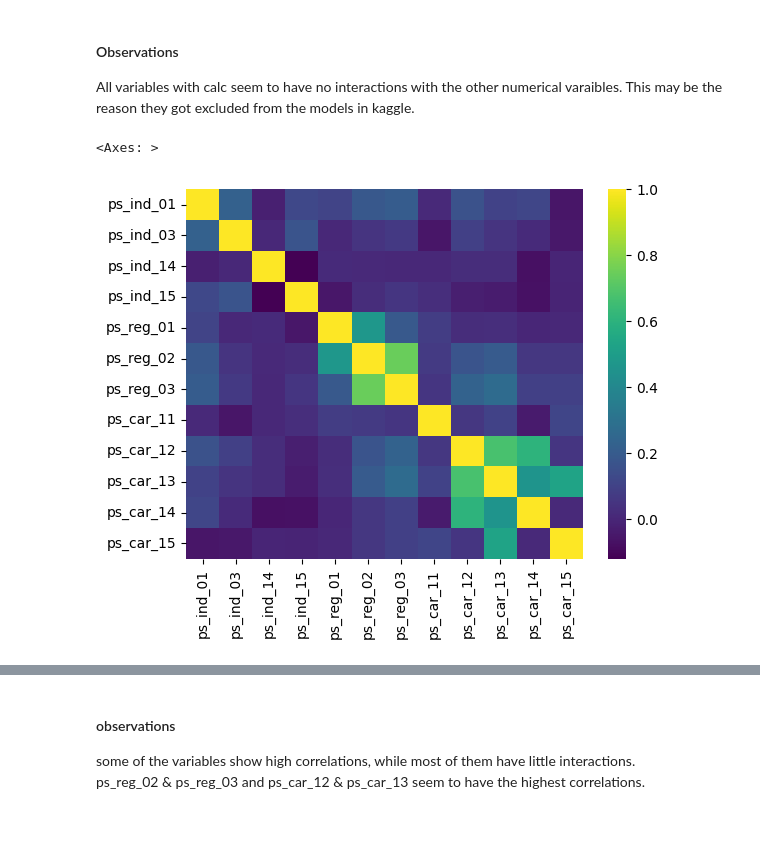
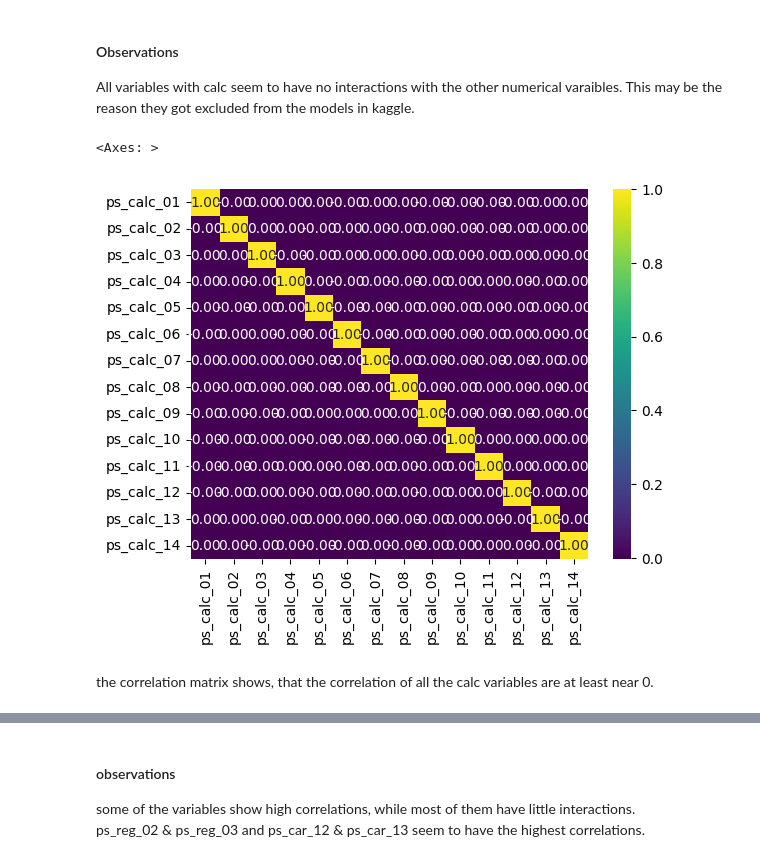
Before and after one commit to knirpsgraph/ada_portoSeguro, a Jupyter notebook: EDA_Charlotte.ipynb, the cells around one changed output, grey strips where cells are left out. Drawn from its saved outputs; the diff is of its cells as text; code cells hidden in the pictures; blank space fills up the shorter version.

```diff
--- a/EDA_Charlotte.ipynb
+++ b/EDA_Charlotte.ipynb
@@ -148,8 +219,10 @@ sns.heatmap(df.select_dtypes("number").corr(), cmap="viridis",)
 #### Observations
 All variables with calc seem to have no interactions with the other numerical varaibles. This may be the reason they got excluded from the models in kaggle.
 # %%
-filtered_df = df.select_dtypes("number").loc[:, ~df.select_dtypes("number").columns.str.contains("calc")]
-sns.heatmap(filtered_df.corr(), cmap="viridis")
+filtered_df = df.select_dtypes("number").loc[:, df.select_dtypes("number").columns.str.contains("calc")]
+sns.heatmap(filtered_df.corr(), cmap="viridis", annot=True,fmt=".2f")
 # %% [output]
 <Axes: >
-[figure, old version]
+[figure, new version]
+# %% [markdown]
+the correlation matrix shows, that the correlation of all the calc variables are at least near 0.
```
Also changed, not shown: parts of 23 cells of this notebook.
